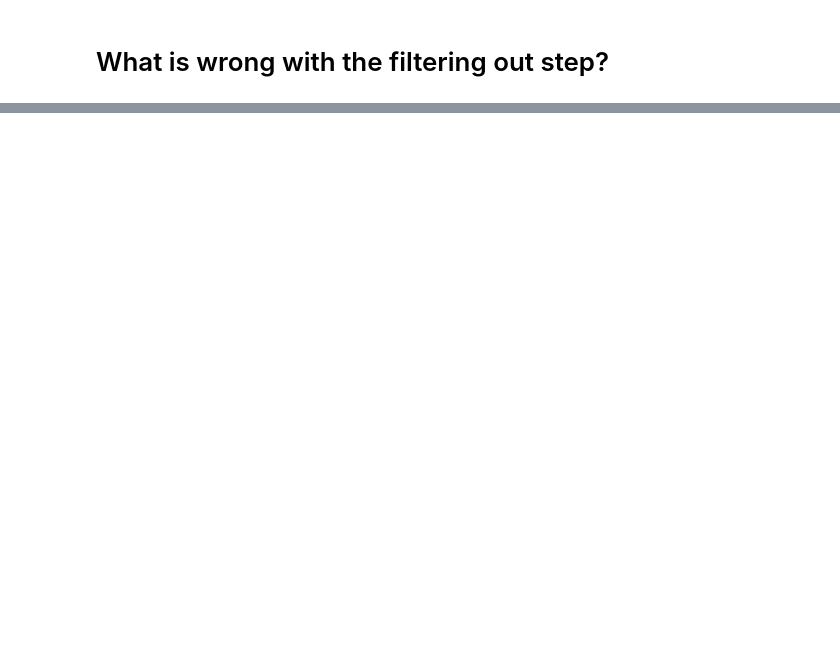
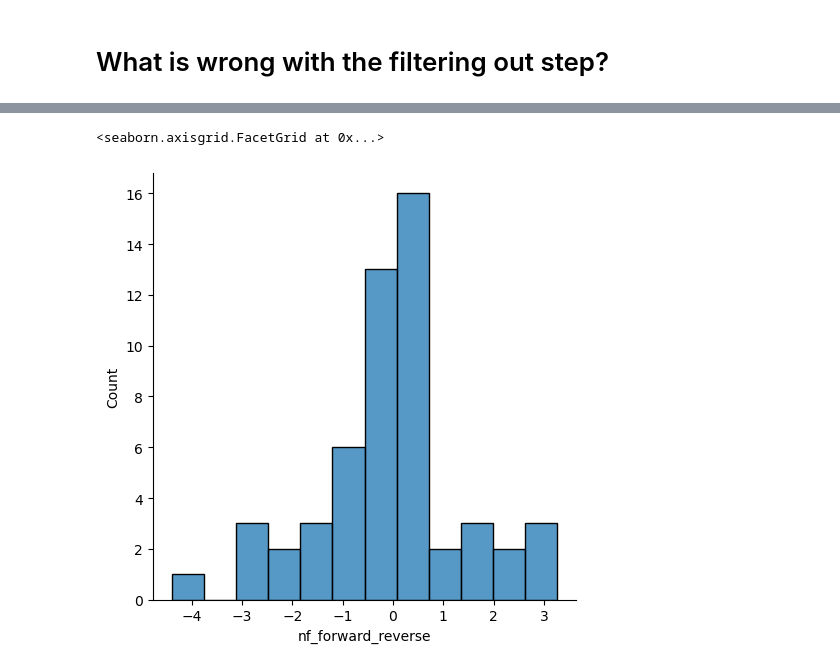
Before and after one commit to Fudenberg-Research-Group/akita_utils, a Jupyter notebook: bin/insert_virtual_dots_vs_boundaries/motif_scanning.ipynb, the cells around one changed output, grey strips where cells are left out. Drawn from its saved outputs; the diff is of its cells as text; code cells hidden in the pictures; blank space fills up the shorter version.

```diff
--- a/bin/insert_virtual_dots_vs_boundaries/motif_scanning.ipynb
+++ b/bin/insert_virtual_dots_vs_boundaries/motif_scanning.ipynb
@@ -440,0 +467,13 @@ df.to_csv("scanned_boundaries_10k.tsv", sep="\t")
+# %%
+filtered_jaspar_overlap["nf_reverse"] = filtered_jaspar_overlap.apply(get_reverse_score_no_flanks, axis=1)
+# %%
+filtered_jaspar_overlap["nf_forward_reverse"] = filtered_jaspar_overlap["nf_forward"] - filtered_jaspar_overlap["nf_reverse"]
+# %%
+def get_scan_strand_no_flanks(s):
+
+    if s.nf_forward >= s.nf_reverse:
+        return "+"
+    else:
+        return "-"
+# %%
+filtered_jaspar_overlap["nf_strand_scan"] = filtered_jaspar_overlap.apply(get_scan_strand_no_flanks, axis=1)
@@ -440,0 +490,5 @@ df.to_csv("scanned_boundaries_10k.tsv", sep="\t")
+# %%
+sns.displot(filtered_jaspar_overlap , x="nf_forward_reverse")
+# %% [output]
+<seaborn.axisgrid.FacetGrid at 0x...>
+[figure, added]
```
Also changed, not shown: parts of 98 cells of this notebook.
